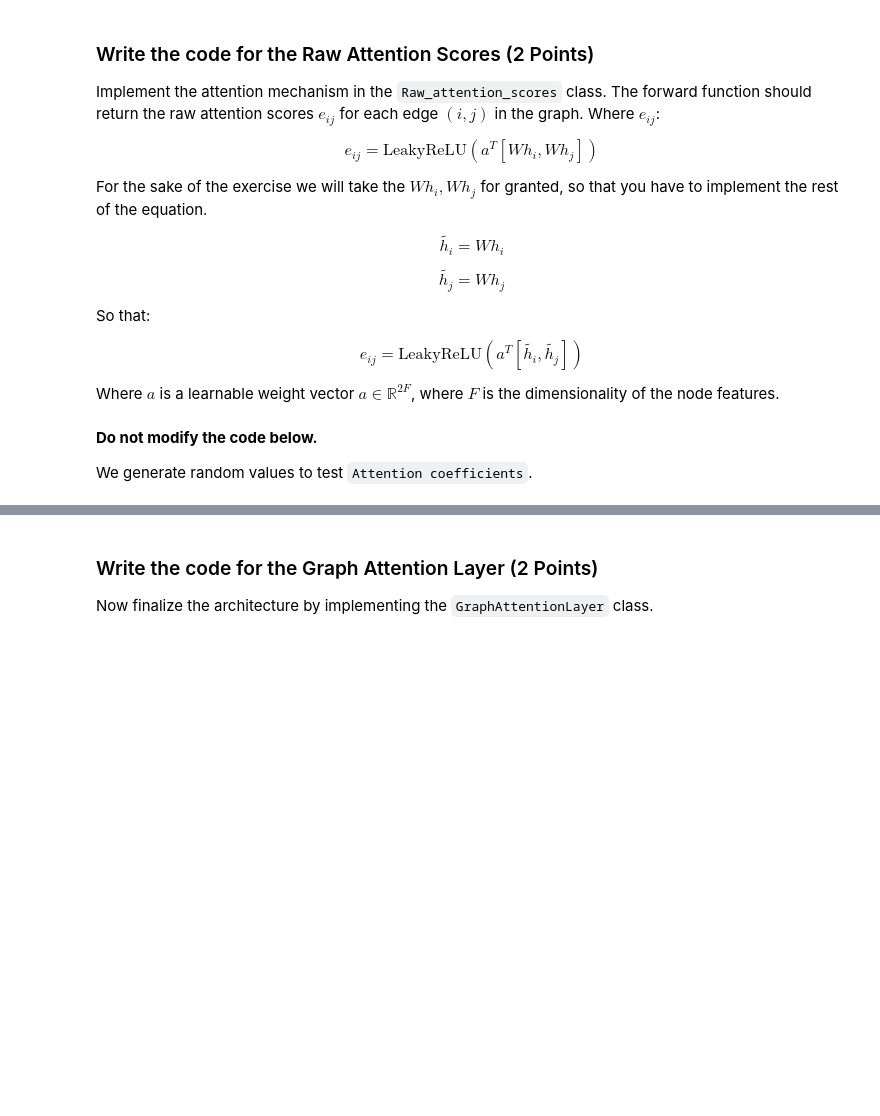
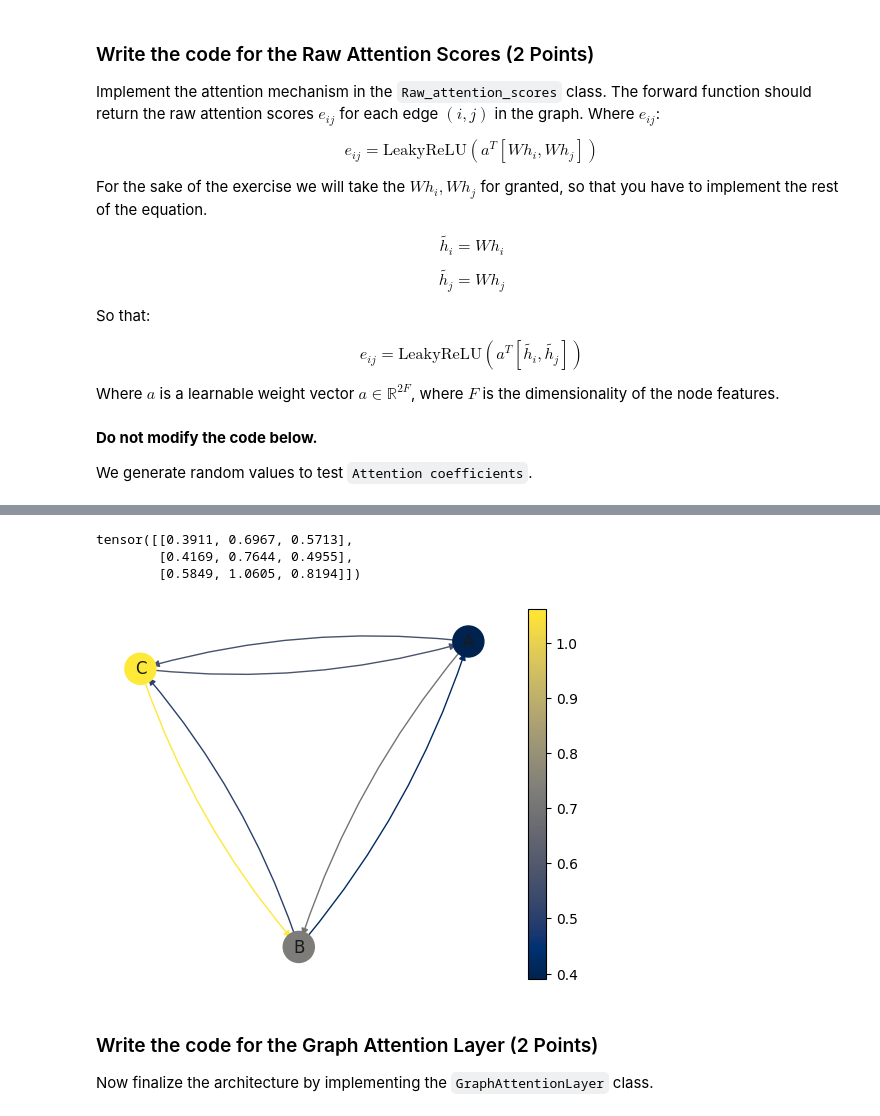
Before and after one commit to LM1997610/AdvancedML, a Jupyter notebook: Assignment_3/Theory/AML_theory_inprogress.ipynb, the cells around one changed output, grey strips where cells are left out. Drawn from its saved outputs; the diff is of its cells as text; code cells hidden in the pictures; blank space fills up the shorter version.

```diff
--- a/Assignment_3/Theory/AML_theory_inprogress.ipynb
+++ b/Assignment_3/Theory/AML_theory_inprogress.ipynb
@@ -836,17 +840,14 @@ class RawAttentionScores(nn.Module):
         # Calculate attention coefficients using einsum https://pytorch.org/docs/stable/generated/torch.einsum.html
         # Add your code below
 
-        # h in size --->  [n_heads, n_nodes, in_features]]
 
-        h_i_tilde =
-        h_j_tilde =
+        h_i_tilde = h         # size --> [n_heads, n_nodes, in_features]
+        h_j_tilde = h         # size --> [n_heads, n_nodes, in_features]
 
         # Broadcasted addition https://pytorch.org/docs/stable/notes/broadcasting.html -> output shape (n_heads, n_nodes, n_nodes)
-
         # Add your code below
 
-        e = torch.einsum('hij,hjk->hik', (h_i_tilde, h_j_tilde))  # [n_heads, n_nodes, n_nodes]
-        print(e.size())
+        e = torch.einsum('hij,hjk->ik', (h_i_tilde, h_j_tilde))   # size --> [n_heads, n_nodes, n_nodes]
 
         # Activation function
         attention_coefficients = F.leaky_relu(e, negative_slope=self.alpha)
@@ -883,32 +886,41 @@ print('Attention Scores:\n ', attention_coefficients)
 # %%
 def plot_graph(adj_matrix, labels=None):
+
     G = nx.from_numpy_matrix(adj_matrix, create_using=nx.DiGraph)
     pos = nx.spring_layout(G)
 
-
-    nx.draw_networkx_nodes(G, pos, cmap=plt.get_cmap('cividis'), node_size=500)
+    nx.draw_networkx_nodes(G, pos, cmap=plt.get_cmap('cividis'), node_size=500,  node_color=G.nodes)
 
     # Avoid edges id values is 0
     edges = [(i, j) for i, j in G.edges if adj_matrix[i, j] != 0]
 
+    #edge_colors = adj_matrix.flatten()[np.flatnonzero(adj_matrix)]
+    edge_colors = [adj_matrix[i][j] for i, j in G.edges]
+
     # Draw edges
     nx.draw_networkx_edges(G, pos, edgelist=edges, arrows=True, connectionstyle='arc3, rad = 0.1',
-                           edge_cmap=plt.get_cmap('cividis'), edge_color=adj_matrix.flatten()[np.flatnonzero(adj_matrix)])#edge_color=adj_matrix.flatten()[np.flatnonzero(adj_matrix)])
-
+                           edge_cmap=plt.get_cmap('cividis'), edge_color=edge_colors)
 
     # Draw node labels
     if labels is not None:
         nx.draw_networkx_labels(G, pos, labels=labels)
 
 
     # Add legend for edge colors
     sm = plt.cm.ScalarMappable(cmap=plt.get_cmap('cividis'))
     sm.set_array(adj_matrix.flatten())
-    plt.colorbar(sm)
+    plt.gca().axis('off')
+    plt.colorbar(sm, ax = plt.gca())
 
     plt.show()
-print(attention_coefficients)
-plot_graph((np.round(attention_coefficients.detach().numpy(),2))[0], labels={0: 'A', 1: 'B', 2: 'C'})
+
+print(attention_coefficients); print()
+plot_graph((np.round(attention_coefficients.detach().numpy(),2)), labels={0: 'A', 1: 'B', 2: 'C'})
+# %% [output]
+tensor([[0.3911, 0.6967, 0.5713],
+        [0.4169, 0.7644, 0.4955],
+        [0.5849, 1.0605, 0.8194]])
+[figure, added]
 # %% [markdown]
 ### Write the code for the Graph Attention Layer (2 Points)
 
```
Also changed, not shown: parts of 9 cells of this notebook.
